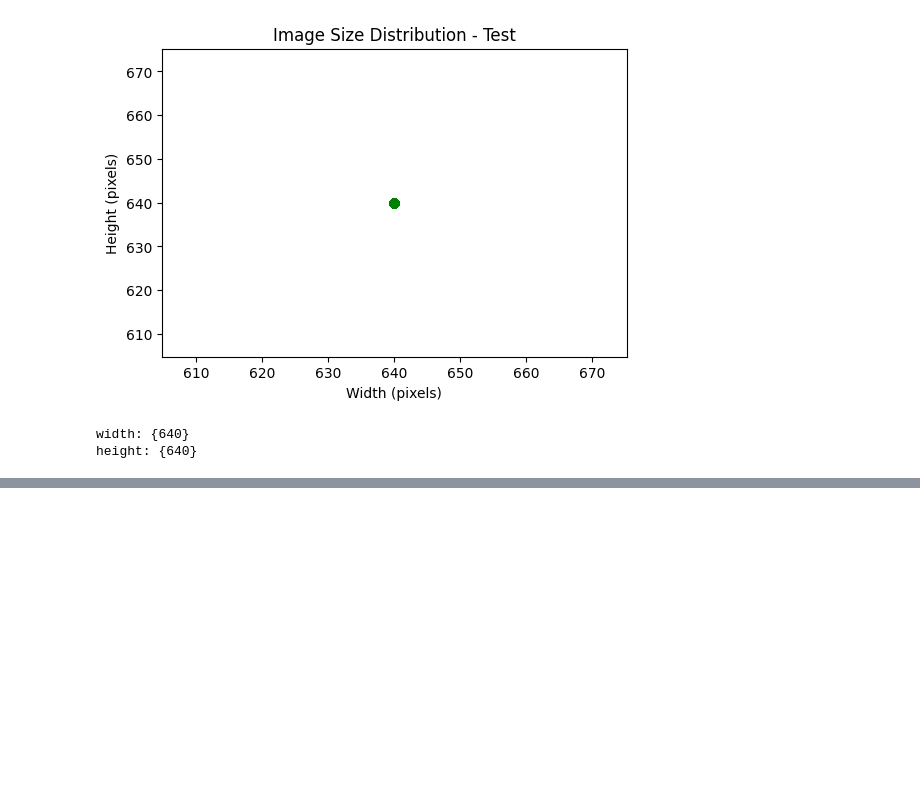
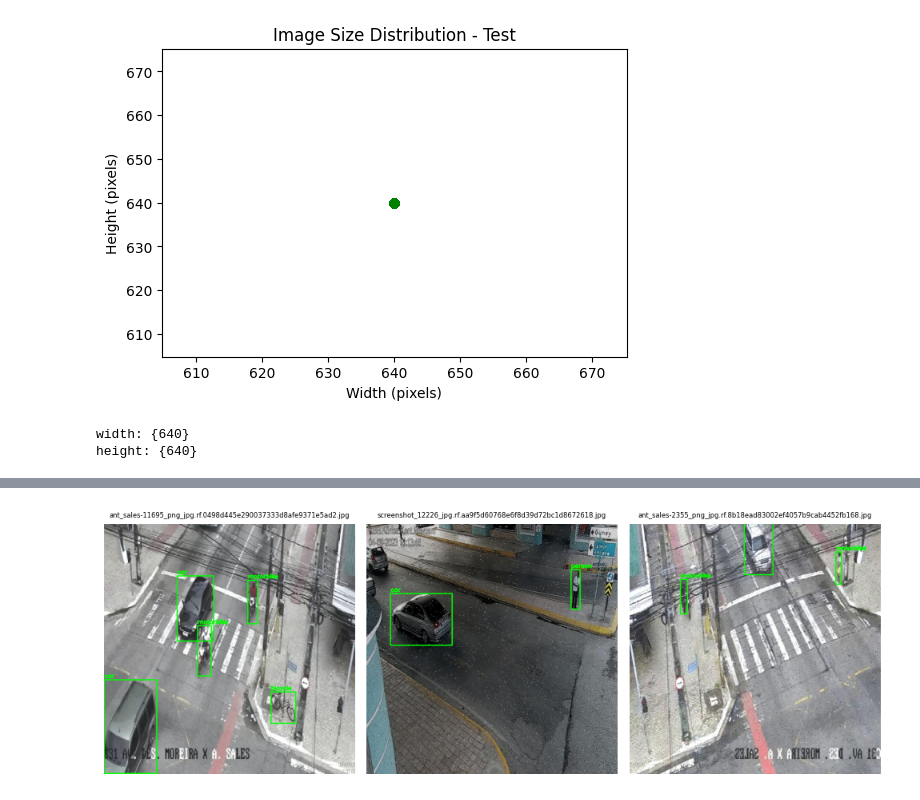
Before and after one commit to SzUM-owcy/TrafficVisionAI, a Jupyter notebook: Data_preparation.ipynb, the cells around one changed output, grey strips where cells are left out. Saved outputs shown, nothing was run; the diff lists cells and outputs as text; code cells hidden in the pictures; blank space fills up the shorter version.

Commit message:
Add visualisation of sample files with labels

```diff
--- a/Data_preparation.ipynb
+++ b/Data_preparation.ipynb
@@ -208,0 +207,83 @@ height: {640}
+# %%
+# Function to read YOLO label files and extract bounding boxes
+def read_yolo_labels(label_path, img_width, img_height):
+    """
+    Reads YOLO-format labels and returns bounding box coordinates.
+
+    :param label_path: Path to the .txt label file
+    :param img_width: Image width
+    :param img_height: Image height
+    :return: List of bounding boxes [(class_id, x_min, y_min, x_max, y_max)]
+    """
+    bboxes = []
+
+    with open(label_path, "r") as file:
+        for line in file.readlines():
+            data = line.strip().split()
+            class_id = int(data[0])
+            x_center, y_center, bbox_width, bbox_height = map(float, data[1:])
+
+            # Convert YOLO format to pixel coordinates
+            x_min = int((x_center - bbox_width / 2) * img_width)
+            y_min = int((y_center - bbox_height / 2) * img_height)
+            x_max = int((x_center + bbox_width / 2) * img_width)
+            y_max = int((y_center + bbox_height / 2) * img_height)
+
+            bboxes.append((class_id, x_min, y_min, x_max, y_max))
+
+    return bboxes
+
+# Function to plot images with bounding boxes
+def plot_sample_images(image_dir, label_dir, num_samples=3):
+    """
+    Randomly selects images, draws bounding boxes, and plots them.
+
+    :param image_dir: Directory containing images
+    :param label_dir: Directory containing corresponding YOLO labels
+    :param num_samples: Number of images to display
+    """
+    image_files = [f for f in os.listdir(image_dir) if f.endswith((".jpg", ".png"))]
+
+    # Randomly select images
+    selected_images = random.sample(image_files, min(num_samples, len(image_files)))
+
+    plt.figure(figsize=(10, 5))
+
+    for i, image_file in enumerate(selected_images):
+        img_path = os.path.join(image_dir, image_file)
+        label_path = os.path.join(label_dir, image_file.replace(".jpg", ".txt").replace(".png", ".txt"))
+
+        # Load image
+        image = cv2.imread(img_path)
+        image = cv2.cvtColor(image, cv2.COLOR_BGR2RGB)
+        img_height, img_width, _ = image.shape
+
+        # Read labels
+        if os.path.exists(label_path):
+            bboxes = read_yolo_labels(label_path, img_width, img_height)
+
+            # Draw bounding boxes
+            for class_id, x_min, y_min, x_max, y_max in bboxes:
+                color = (0, 255, 0)  # Green box
+                cv2.rectangle(image, (x_min, y_min), (x_max, y_max), color, 2)
+
+                # Add class label
+                label = classes[class_id] if class_id < len(classes) else f"Class {class_id}"
+                cv2.putText(image, label, (x_min, y_min - 5), cv2.FONT_HERSHEY_SIMPLEX, 0.5, color, 2)
+
+        # Plot image
+        plt.subplot(1, num_samples, i + 1)
+        plt.imshow(image)
+        plt.axis("off")
+        plt.title(image_file, fontsize=6)
+
+    plt.tight_layout()
+    plt.show()
+
+for split in splits:
+    image_dir = f"/content/data/{split}/images"
+    label_dir = f"/content/data/{split}/labels"
+
+    print(f"\nDisplaying sample images from {split} set:")
+    plot_sample_images(image_dir, label_dir, num_samples=3)
+# %% [output]
@@ -208,0 +291 @@ height: {640}
+[figure, added]
```
Also changed, not shown: parts of 5 cells of this notebook.
